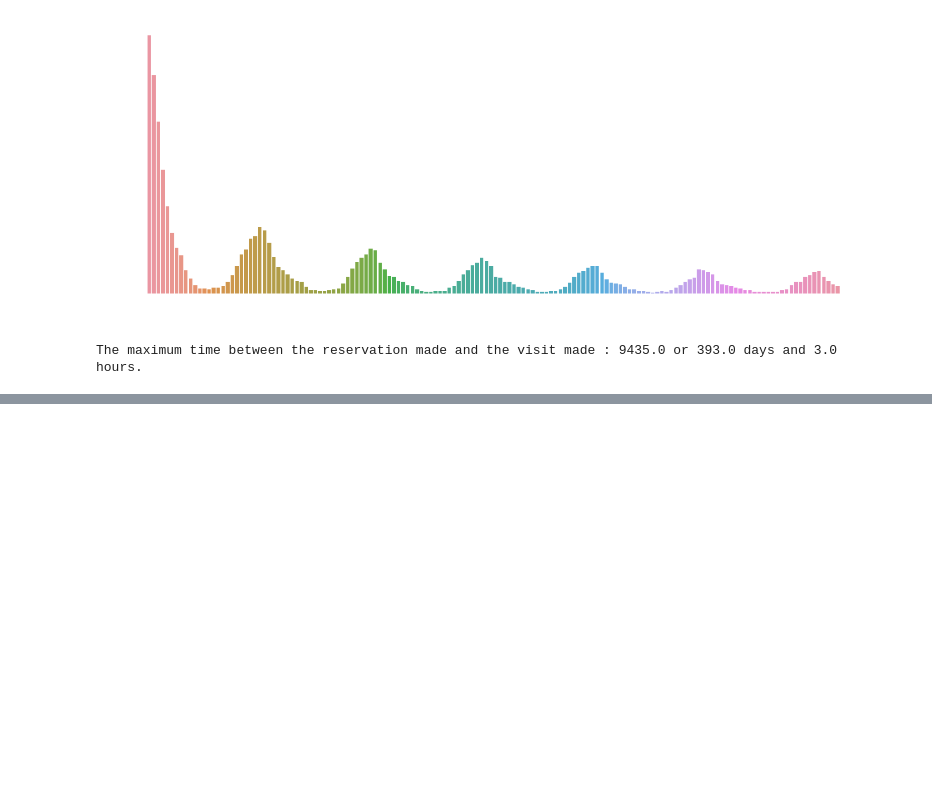
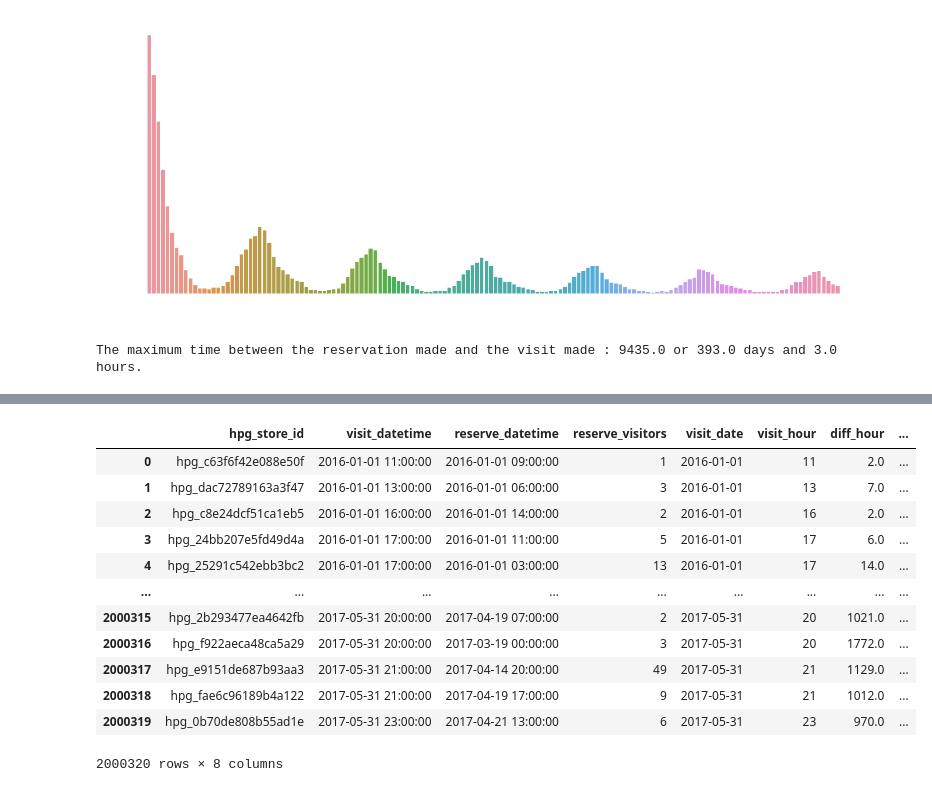
Before and after one commit to Ugenteraan/Be-my-guest---Recruit-Restaurant-EDA, a Jupyter notebook: main.ipynb, the cells around one changed output, grey strips where cells are left out. Cells and saved outputs as stored; diff of their text form; code cells hidden in the pictures; blank space fills up the shorter version.

```diff
--- a/main.ipynb
+++ b/main.ipynb
@@ -541,0 +578,17 @@ From the visualizations, we can see that:
+# %%
+hpg_reserve_df['diff_hour'] = round(hpg_reserve_df['diff_hour'], 2)
+hpg_reserve_df
+# %% [output]
+|  | hpg_store_id | visit_datetime | reserve_datetime | reserve_visitors | visit_date | visit_hour | diff_hour | ... |
+| 0 | hpg_c63f6f42e088e50f | 2016-01-01 11:00:00 | 2016-01-01 09:00:00 | 1 | 2016-01-01 | 11 | 2.0 | ... |
+| 1 | hpg_dac72789163a3f47 | 2016-01-01 13:00:00 | 2016-01-01 06:00:00 | 3 | 2016-01-01 | 13 | 7.0 | ... |
+| 2 | hpg_c8e24dcf51ca1eb5 | 2016-01-01 16:00:00 | 2016-01-01 14:00:00 | 2 | 2016-01-01 | 16 | 2.0 | ... |
+| 3 | hpg_24bb207e5fd49d4a | 2016-01-01 17:00:00 | 2016-01-01 11:00:00 | 5 | 2016-01-01 | 17 | 6.0 | ... |
+| 4 | hpg_25291c542ebb3bc2 | 2016-01-01 17:00:00 | 2016-01-01 03:00:00 | 13 | 2016-01-01 | 17 | 14.0 | ... |
+| ... | ... | ... | ... | ... | ... | ... | ... | ... |
+| 2000315 | hpg_2b293477ea4642fb | 2017-05-31 20:00:00 | 2017-04-19 07:00:00 | 2 | 2017-05-31 | 20 | 1021.0 | ... |
+| 2000316 | hpg_f922aeca48ca5a29 | 2017-05-31 20:00:00 | 2017-03-19 00:00:00 | 3 | 2017-05-31 | 20 | 1772.0 | ... |
+| 2000317 | hpg_e9151de687b93aa3 | 2017-05-31 21:00:00 | 2017-04-14 20:00:00 | 49 | 2017-05-31 | 21 | 1129.0 | ... |
+| 2000318 | hpg_fae6c96189b4a122 | 2017-05-31 21:00:00 | 2017-04-19 17:00:00 | 9 | 2017-05-31 | 21 | 1012.0 | ... |
+| 2000319 | hpg_0b70de808b55ad1e | 2017-05-31 23:00:00 | 2017-04-21 13:00:00 | 6 | 2017-05-31 | 23 | 970.0 | ... |
+2000320 rows × 8 columns
```
Also changed, not shown: parts of 16 cells of this notebook.
